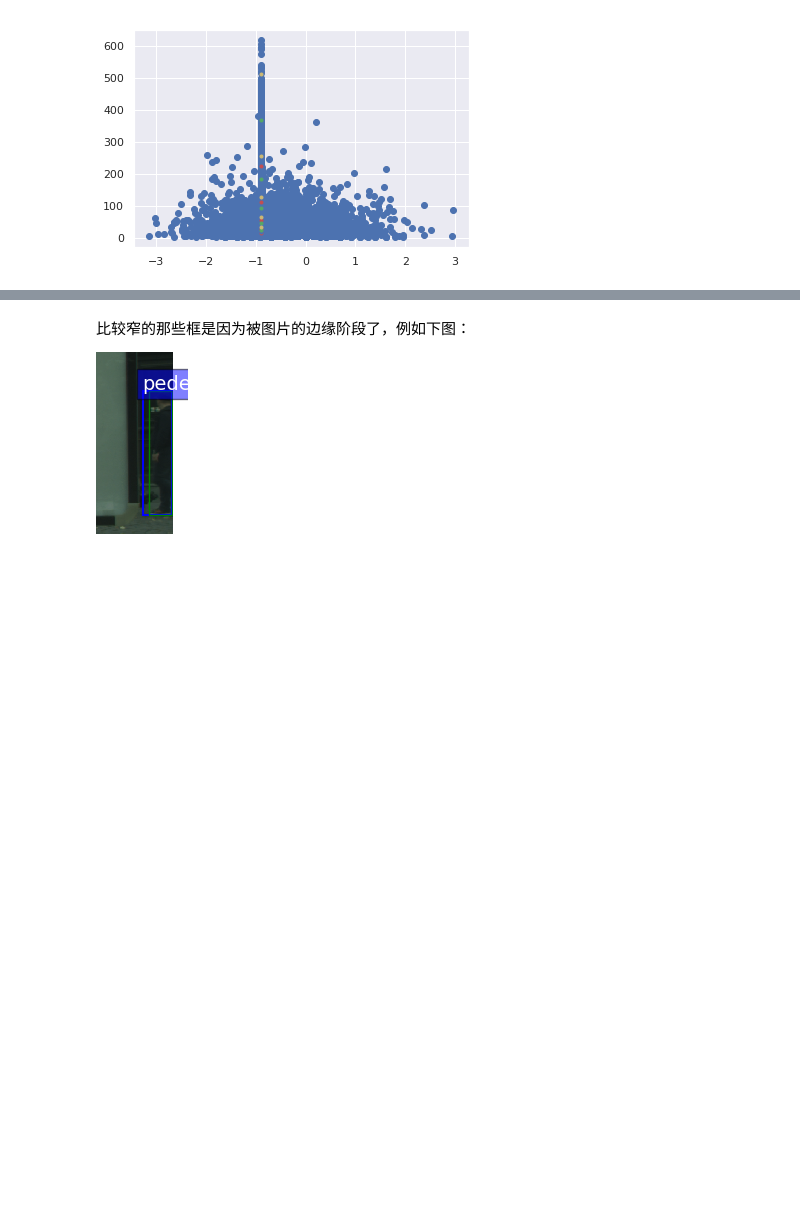
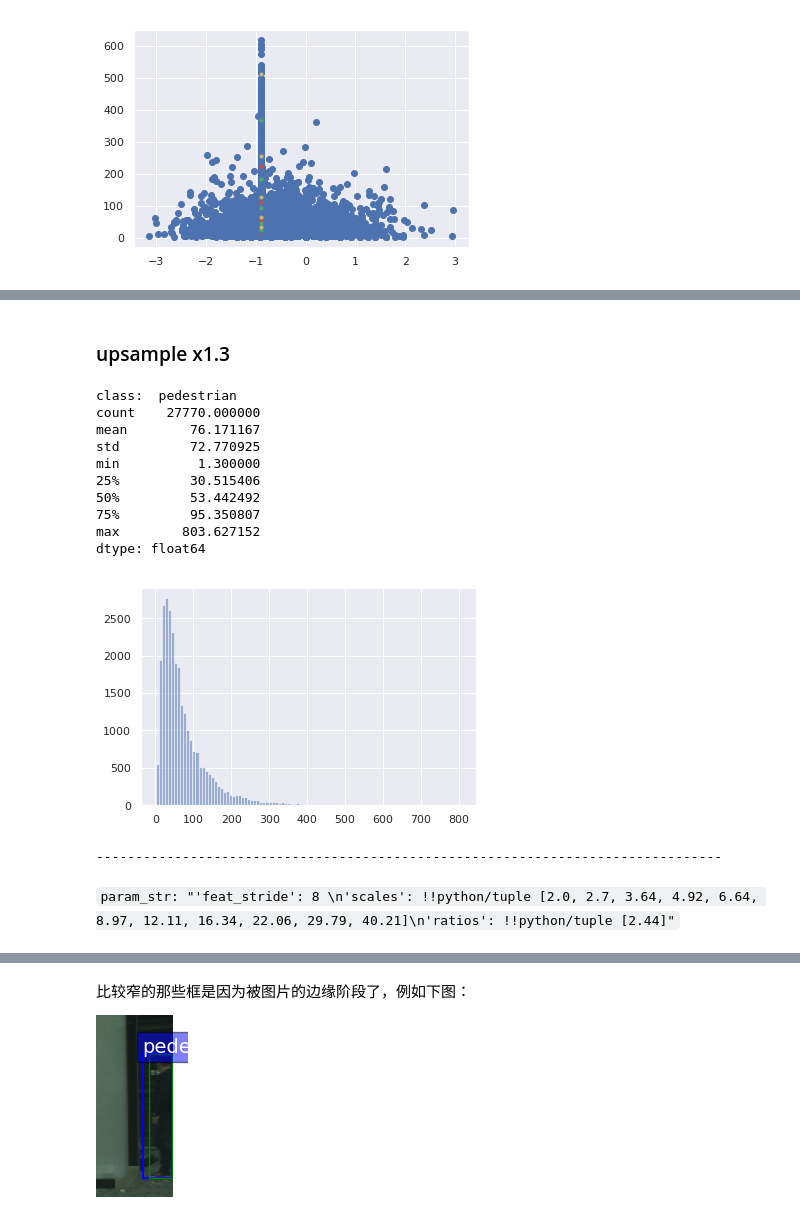
Before and after one commit to xingkongliang/shanshanzhang-citypersons, a Jupyter notebook: analyze_citypersons/analyze_coco_citypersons_dataset.ipynb, the cells around one changed output, grey strips where cells are left out. Saved outputs shown, nothing was run; the diff lists cells and outputs as text; code cells hidden in the pictures; blank space fills up the shorter version.

```diff
--- a/analyze_citypersons/analyze_coco_citypersons_dataset.ipynb
+++ b/analyze_citypersons/analyze_coco_citypersons_dataset.ipynb
@@ -31,7 +31,7 @@ category_instancesonly = [
 ## 读取文件
 # %%
 root_dir = '../json_annotations'
-json_name = 'citypersons_train.json'
+json_name = 'citypersons_o20h20_train.json'
 json_file = os.path.join(root_dir, json_name)
 print('读取标注文件: ', json_file)
 anns = json.load(open(json_file))
@@ -203,0 +206,10 @@ plt.show()
+# %%
+for cls in category_instancesonly:
+    print('class: ', cls)
+    df2 = df[df['category']==cls]
+    df2 = np.sqrt(df2['w']*df2['h'])*1.0  # upsample x1.0
+    # df2.plot.hist(stacked=True, bins=100)
+    df2.hist(color='b', alpha=0.5, bins=100)
+    print(df2.describe())
+    plt.show()
+    print(80*'-')
@@ -203,0 +256,28 @@ plt.show()
+# %% [markdown]
+### upsample x1.3
+# %%
+for cls in category_instancesonly:
+    print('class: ', cls)
+    df2 = df[df['category']==cls]
+    df2 = np.sqrt(df2['w']*df2['h'])*1.3  # upsample x1.3
+    # df2.plot.hist(stacked=True, bins=100)
+    df2.hist(color='b', alpha=0.5, bins=100)
+    print(df2.describe())
+    plt.show()
+    print(80*'-')
+# %% [output]
+class:  pedestrian
+count    27770.000000
+mean        76.171167
+std         72.770925
+min          1.300000
+25%         30.515406
+50%         53.442492
+75%         95.350807
+max        803.627152
+dtype: float64
+[figure, added]
+--------------------------------------------------------------------------------
+# %% [markdown]
+
+`param_str: "'feat_stride': 8 \n'scales': !!python/tuple [2.0, 2.7, 3.64, 4.92, 6.64, 8.97, 12.11, 16.34, 22.06, 29.79, 40.21]\n'ratios': !!python/tuple [2.44]"`
```
Also changed, not shown: parts of 7 cells of this notebook, 2 other files.
